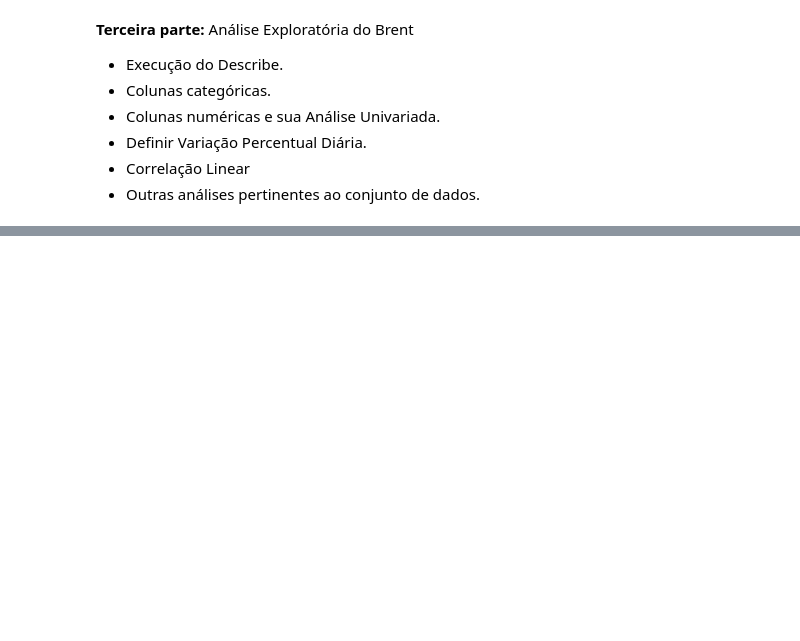
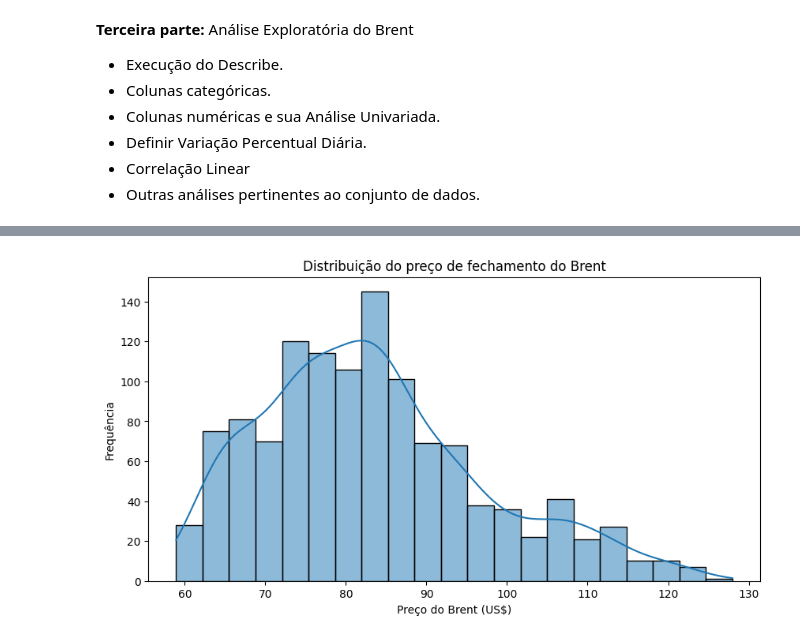
Before and after one commit to vitorjensen/Python_para_Analise_de_Dados, a Jupyter notebook: Projetos/Análise Exploratória de Combustível/Análise_Exploratória_de_Combustível.ipynb, the cells around one changed output, grey strips where cells are left out. Cells and saved outputs as stored; diff of their text form; code cells hidden in the pictures; blank space fills up the shorter version.

```diff
--- a/Projetos/Análise Exploratória de Combustível/Análise_Exploratória_de_Combustível.ipynb
+++ b/Projetos/Análise Exploratória de Combustível/Análise_Exploratória_de_Combustível.ipynb
@@ -231,0 +222,12 @@ display(maiores_quedas)
+# %%
+# Plotando gráfico para visualizar a distribuição de preço
+
+plt.figure(figsize=(10, 5))
+sns.histplot(df['Fechamento'], kde=True)
+plt.title('Distribuição do preço de fechamento do Brent')
+plt.xlabel('Preço do Brent (US$)')
+plt.ylabel('Frequência')
+
+plt.show()
+# %% [output]
+[figure, added]
```
Also changed, not shown: parts of 12 cells of this notebook.
